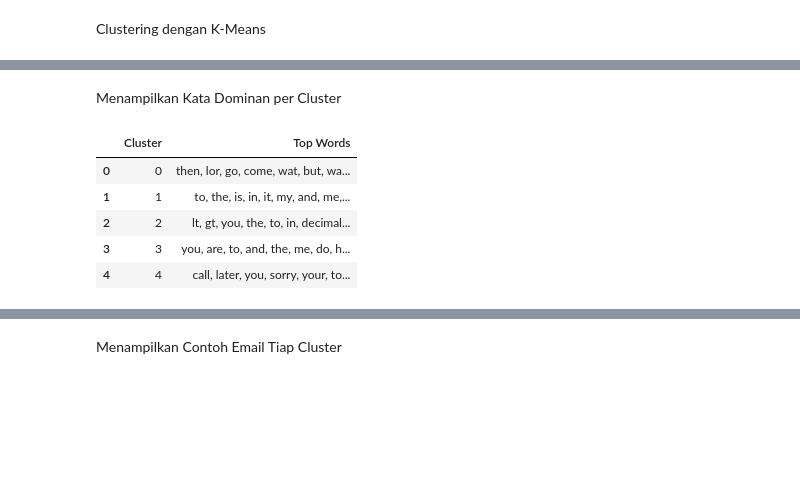
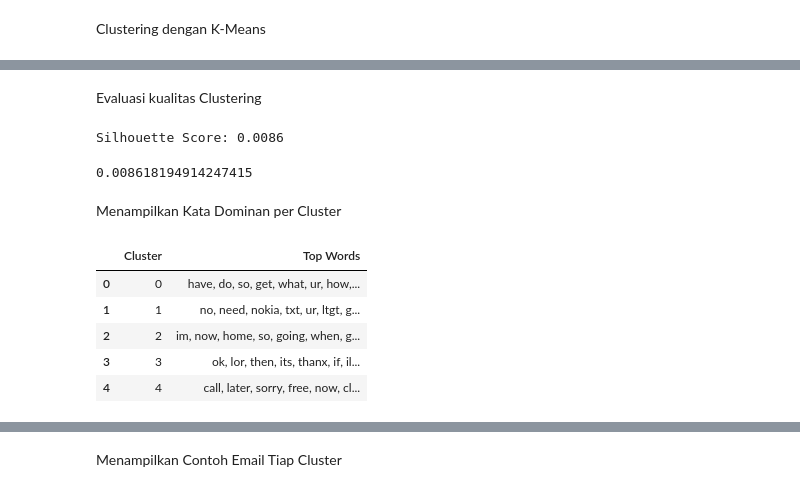
Before and after one commit to mabrurahrahayu-creator/PPW, a Jupyter notebook: _sources/UTS_PPW.ipynb, the cells around one changed output, grey strips where cells are left out. Cells and saved outputs as stored; diff of their text form; code cells hidden in the pictures; blank space fills up the shorter version.

```diff
--- a/_sources/UTS_PPW.ipynb
+++ b/_sources/UTS_PPW.ipynb
@@ -303,5 +458,10 @@ df['cleaned_text'] = df[text_column].apply(clean_text)
 # %% [markdown]
 Representasi teks dengan TF-IDF
-# %%
-vectorizer = TfidfVectorizer(max_features=5000)
-X = vectorizer.fit_transform(df['cleaned_text'])
+# %%
+def vectorize_text(data, max_features=1000):
+    vectorizer = TfidfVectorizer(max_features=max_features)
+    X_tfidf = vectorizer.fit_transform(data['clean_text'])
+    return X_tfidf, vectorizer
+
+X_tfidf, vectorizer = vectorize_text(df)
+print(f"\nDimensi TF-IDF matrix: {X_tfidf.shape}")
@@ -308,6 +470,2 @@ X = vectorizer.fit_transform(df['cleaned_text'])
 # %% [markdown]
 Clustering dengan K-Means
-# %%
-n_clusters = 5
-kmeans = KMeans(n_clusters=n_clusters, random_state=42, n_init=10)
-df['cluster'] = kmeans.fit_predict(X)
@@ -331,24 +472,45 @@ plt.show()
+# %%
+def kmeans_clustering(X, k=3, random_state=42):
+    kmeans = KMeans(n_clusters=k, random_state=random_state, n_init=10)
+    clusters = kmeans.fit_predict(X)
+    return kmeans, clusters
+
+k = 5
+kmeans_model, clusters = kmeans_clustering(X_tfidf, k)
+df['Cluster'] = clusters
+# %% [markdown]
+Evaluasi kualitas Clustering
+# %%
+def evaluate_silhouette(X, clusters):
+    score = silhouette_score(X, clusters)
+    print(f"\nSilhouette Score: {score:.4f}")
+    return score
+
+evaluate_silhouette(X_tfidf, clusters)
+# %% [output]
+Silhouette Score: 0.0086
+0.008618194914247415
 # %% [markdown]
 Menampilkan Kata Dominan per Cluster
 # %%
 terms = vectorizer.get_feature_names_out()
-order_centroids = kmeans.cluster_centers_.argsort()[:, ::-1]
+order_centroids = kmeans_model.cluster_centers_.argsort()[:, ::-1]
 
 clusters_top_words = []  # untuk menyimpan hasil
 
-for i in range(n_clusters):
+for i in range(k):
     top_words = [terms[ind] for ind in order_centroids[i, :10]]
     clusters_top_words.append({
         "Cluster": i,
         "Top Words": ', '.join(top_words)
     })
 
 df_top_words = pd.DataFrame(clusters_top_words)
 display(df_top_words)
 # %% [output]
 |  | Cluster | Top Words |
-| 0 | 0 | then, lor, go, come, wat, but, wa... |
-| 1 | 1 | to, the, is, in, it, my, and, me,... |
-| 2 | 2 | lt, gt, you, the, to, in, decimal... |
-| 3 | 3 | you, are, to, and, the, me, do, h... |
-| 4 | 4 | call, later, you, sorry, your, to... |
+| 0 | 0 | have, do, so, get, what, ur, how,... |
+| 1 | 1 | no, need, nokia, txt, ur, ltgt, g... |
+| 2 | 2 | im, now, home, so, going, when, g... |
+| 3 | 3 | ok, lor, then, its, thanx, if, il... |
+| 4 | 4 | call, later, sorry, free, now, cl... |
```
Also changed, not shown: parts of 18 cells of this notebook, 4 other files.
